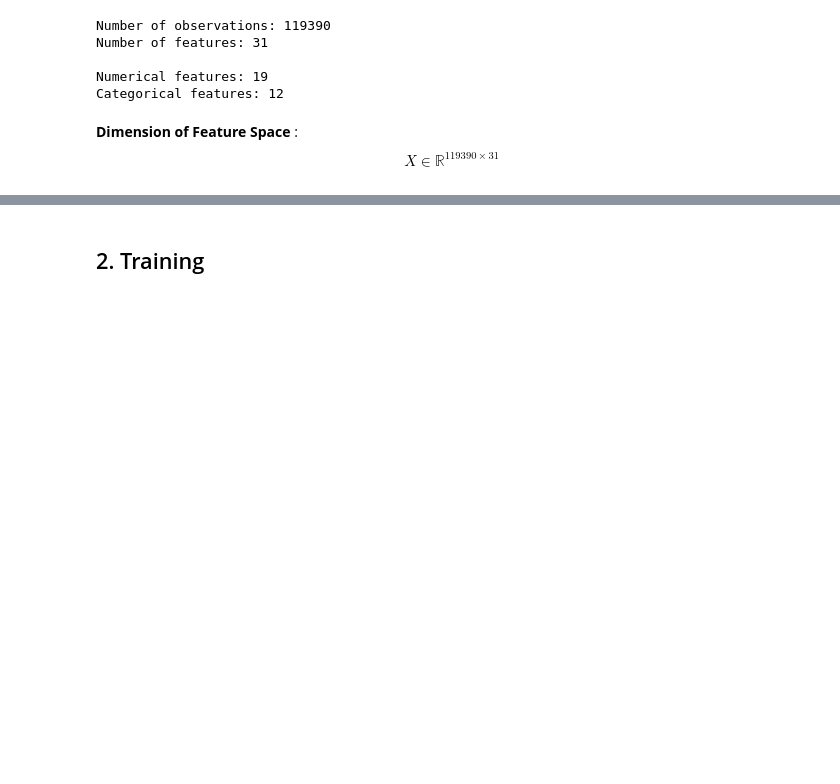
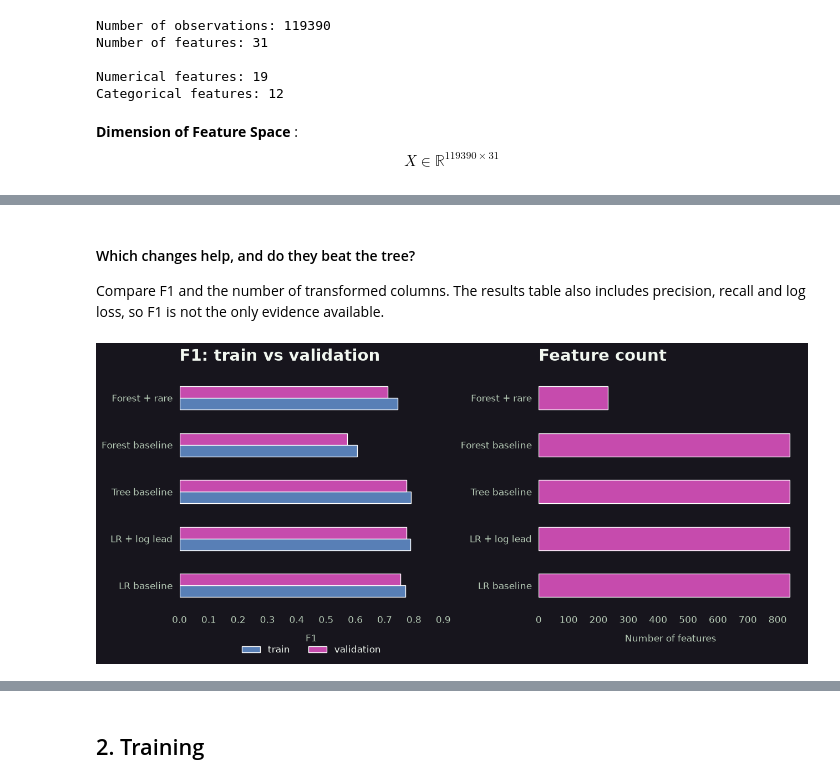
Before and after one commit to MasMits/hotel-cancellation-ml, a Jupyter notebook: notebook/project.ipynb, the cells around one changed output, grey strips where cells are left out. Saved outputs shown, nothing was run; the diff lists cells and outputs as text; code cells hidden in the pictures; blank space fills up the shorter version.

```diff
--- a/notebook/project.ipynb
+++ b/notebook/project.ipynb
@@ -99,0 +202,17 @@ Categorical features: 12
+# %%
+prep_results = []
+
+
+def record_preprocessing_results(name, model, training_features, validation_features):
+    train_metrics = evaluation.get_metrics(model, training_features, prep_y_train)
+    validation_metrics = evaluation.get_metrics(model, validation_features, prep_y_validation)
+    feature_count = len(model[:-1].get_feature_names_out())
+
+    prep_results.append({
+        "experiment": name, "split": "train", "features": feature_count,
+        **train_metrics,
+    })
+    prep_results.append({
+        "experiment": name, "split": "validation", "features": feature_count,
+        **validation_metrics,
+    })
@@ -99,0 +278,8 @@ Categorical features: 12
+# %%
+prep_results_table = pd.DataFrame(prep_results)
+prep_results_table.to_csv(preprocessing_report_folder / "results.csv", index=False)
+
+prep_validation_results = prep_results_table[prep_results_table["split"] == "validation"]
+prep_validation_results = prep_validation_results.set_index("experiment")
+prep_metric_columns = ["features", "accuracy", "precision", "recall", "f1", "log_loss"]
+display(prep_validation_results[prep_metric_columns].round(4))
@@ -99,0 +294,14 @@ Categorical features: 12
+# %% [markdown]
+#### Which changes help, and do they beat the tree?
+
+Compare F1 and the number of transformed columns. The results table also includes
+precision, recall and log loss, so F1 is not the only evidence available.
+# %%
+reload(preprocessing_plots)
+
+prep_figure = preprocessing_plots.plot_experiment_results(prep_results_table)
+preprocessing_plots.save_figure(prep_figure, preprocessing_report_folder / "experiments")
+prep_figure.set_facecolor(preprocessing_plots.PREVIEW_BACKGROUND)
+plt.show()
+# %% [output]
+[figure, added]
```
Also changed, not shown: parts of 34 cells of this notebook, 2 other files.
